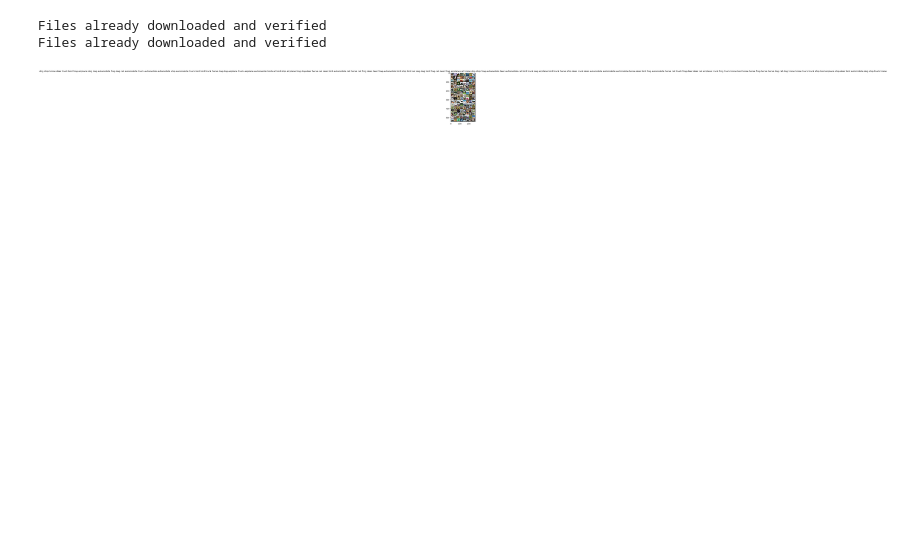
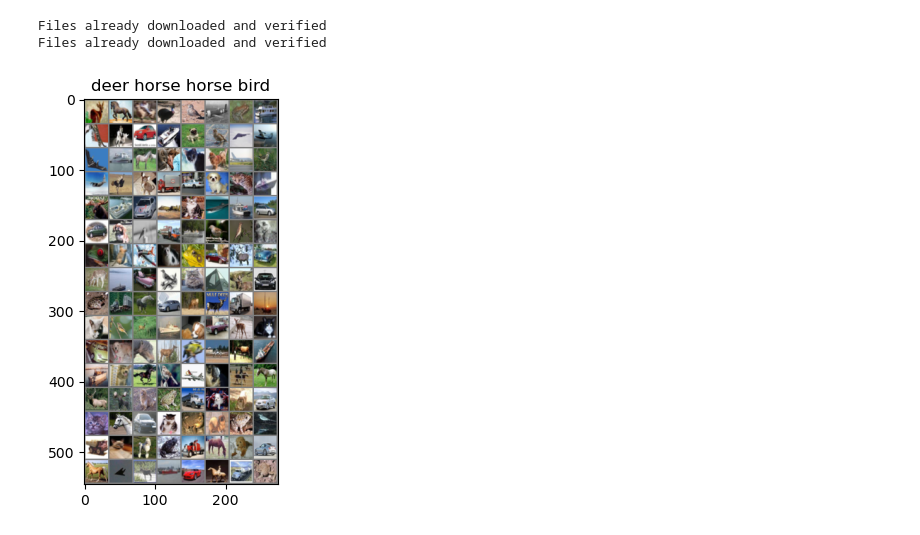
Before and after one commit to onetrueheisenberg/cis-583-personal-work, a Jupyter notebook: HW3/Q1_CIFAR_10/HW3_Q1_code_Sundar.ipynb, the cells around one changed output. Drawn from its saved outputs; the diff is of its cells as text; code cells hidden in the pictures; blank space fills up the shorter version.

```diff
--- a/HW3/Q1_CIFAR_10/HW3_Q1_code_Sundar.ipynb
+++ b/HW3/Q1_CIFAR_10/HW3_Q1_code_Sundar.ipynb
@@ -9,20 +9,22 @@ import tqdm as tqdm
 # %%
 transform = transforms.Compose([transforms.ToTensor(), transforms.Normalize( (0.5, 0.5, 0.5), (0.5, 0.5, 0.5) )])
 
 trainset = torchvision.datasets.CIFAR10(root='./data', train=True, download=True, transform = transform)
 trainloader = torch.utils.data.DataLoader(trainset, batch_size = 128, shuffle = True)
 
 testset = torchvision.datasets.CIFAR10(root='./data', train=False, download=True, transform = transform)
 testloader = torch.utils.data.DataLoader(testset, batch_size = 128, shuffle = True)
 
 images, labels = next(iter(trainloader))
+classes = trainset.classes
+plt.figure(figsize=(10,5))
 plt.imshow(torchvision.utils.make_grid(images).permute(1,2,0) / 2 + 0.5)
-plt.title(' '.join(trainset.classes[label] for label in labels));
+plt.title(' '.join(classes[label] for label in labels[:4]));
 plt.show()
 test_losses = []
 # %% [output]
 Files already downloaded and verified
 Files already downloaded and verified
-[figure, old version]
+[figure, new version]
 # %%
 class CIFAR10_NN(nn.Module):
```
Also changed, not shown: parts of 6 cells of this notebook, 9 other files.
